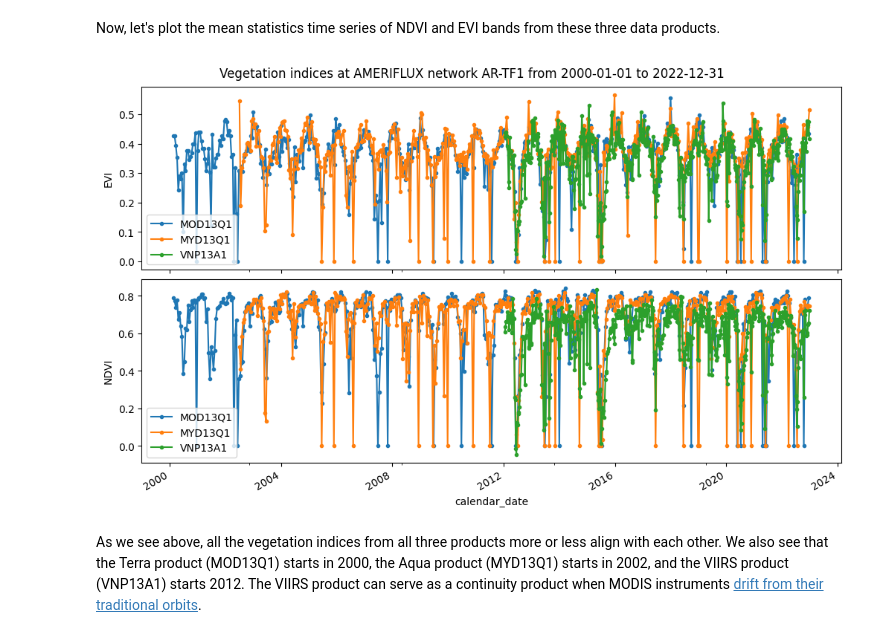
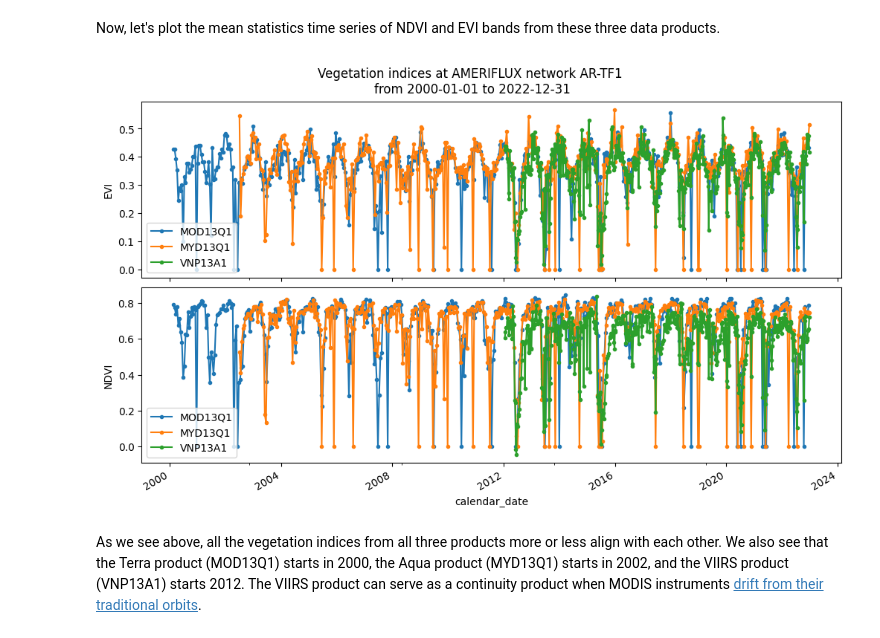
Before and after one commit to ornldaac/tesvis, a Jupyter notebook: notebooks/fixedsites_api.ipynb, the cells around one changed output. Cells and saved outputs as stored; diff of their text form; code cells hidden in the pictures.

```diff
--- a/notebooks/fixedsites_api.ipynb
+++ b/notebooks/fixedsites_api.ipynb
@@ -247,21 +249,21 @@ Now, let's plot the mean statistics time series of NDVI and EVI bands from these
 # %%
 # EVI and NDVI bands
 bands = ['EVI', 'NDVI']
 n = 0
 fig, axes = plt.subplots(nrows=2, ncols=1, sharex="all", figsize=(10, 6), constrained_layout=True)
 for b in bands:
     # group by bands
     stat_fpar_df = stat_df[stat_df['band'].str.endswith(b)].groupby('product')
     # plot mean values
     stat_fpar_df['value_mean'].plot(style='.-', legend=True, ax=axes[n])
     # label y axis
     axes[n].set_ylabel(b)
     n += 1
-fig.suptitle(f'Vegetation indices at {network} network {network_siteid} from {convertdate(date1)} to {convertdate(date2)}',
-             fontsize=12)
+fig.suptitle(f'''Vegetation indices at {network} network {network_siteid}
+from {convertdate(date1)} to {convertdate(date2)}''', fontsize=12)
 plt.show()
 # %% [output]
-[figure, old version]
+[figure, new version]
 # %% [markdown]
 As we see above, all the vegetation indices from all three products more or less align with each other. We also see that the Terra product (MOD13Q1) starts in 2000, the Aqua product (MYD13Q1) starts in 2002, and the VIIRS product (VNP13A1) starts 2012. The VIIRS product can serve as a continuity product when MODIS instruments [drift from their traditional orbits](https://www.earthdata.nasa.gov/learn/articles/modis-to-viirs-transition).
 # %% [markdown]
```
Also changed, not shown: parts of 4 cells of this notebook.
